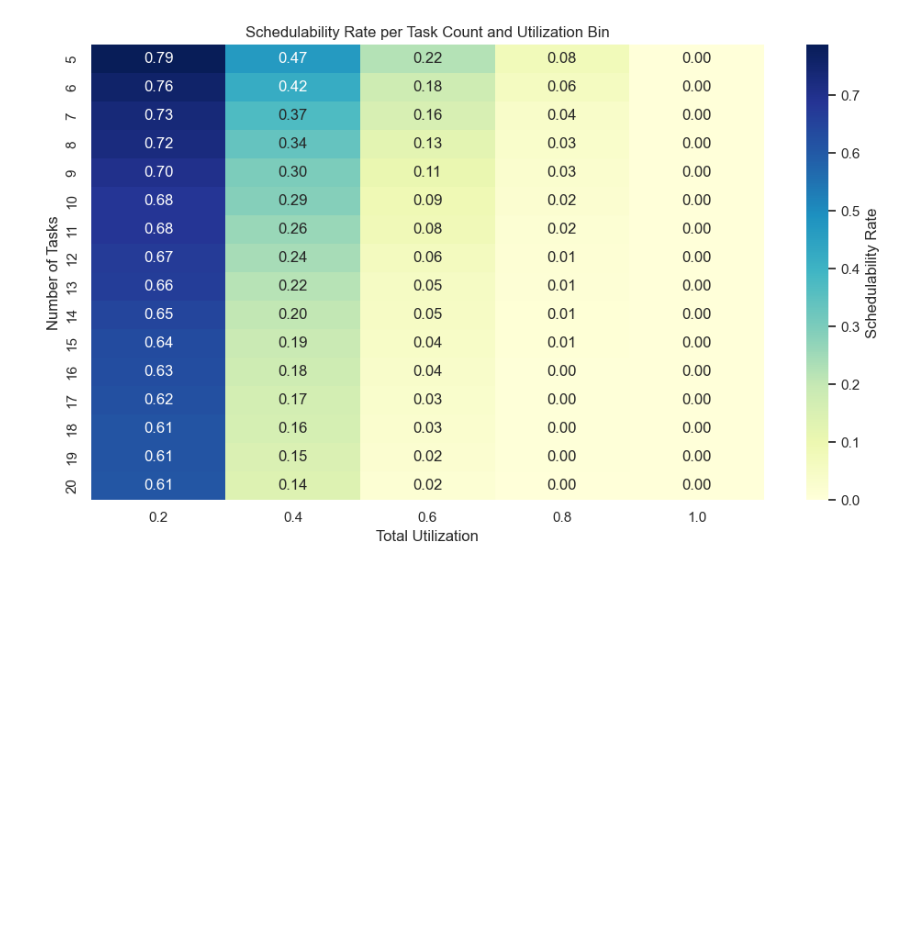
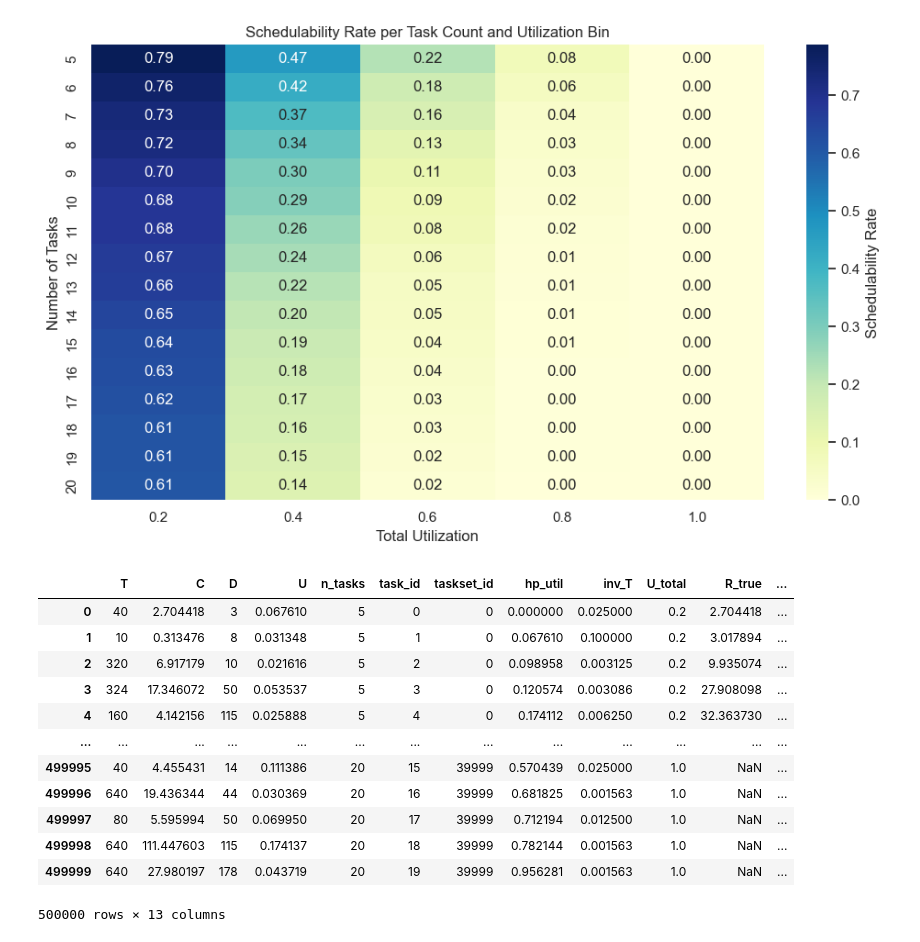
Before and after one commit to MuradGadirovUoL/dissertation, a Jupyter notebook: notebooks/dataset_generation.ipynb, the cells around one changed output. Drawn from its saved outputs; the diff is of its cells as text; code cells hidden in the pictures; blank space fills up the shorter version.

```diff
--- a/notebooks/dataset_generation.ipynb
+++ b/notebooks/dataset_generation.ipynb
@@ -527,3 +527,19 @@ Task count per set    : 5 to 20
 [figure]
 [figure]
 [figure]
+# %%
+generate_dataset_csv("../data/validation_dataset.csv", samples_per_combination=500, random_seed=23)
+# %% [output]
+|  | T | C | D | U | n_tasks | task_id | taskset_id | hp_util | inv_T | U_total | R_true | ... |
+| 0 | 40 | 2.704418 | 3 | 0.067610 | 5 | 0 | 0 | 0.000000 | 0.025000 | 0.2 | 2.704418 | ... |
+| 1 | 10 | 0.313476 | 8 | 0.031348 | 5 | 1 | 0 | 0.067610 | 0.100000 | 0.2 | 3.017894 | ... |
+| 2 | 320 | 6.917179 | 10 | 0.021616 | 5 | 2 | 0 | 0.098958 | 0.003125 | 0.2 | 9.935074 | ... |
+| 3 | 324 | 17.346072 | 50 | 0.053537 | 5 | 3 | 0 | 0.120574 | 0.003086 | 0.2 | 27.908098 | ... |
+| 4 | 160 | 4.142156 | 115 | 0.025888 | 5 | 4 | 0 | 0.174112 | 0.006250 | 0.2 | 32.363730 | ... |
+| ... | ... | ... | ... | ... | ... | ... | ... | ... | ... | ... | ... | ... |
+| 499995 | 40 | 4.455431 | 14 | 0.111386 | 20 | 15 | 39999 | 0.570439 | 0.025000 | 1.0 | NaN | ... |
+| 499996 | 640 | 19.436344 | 44 | 0.030369 | 20 | 16 | 39999 | 0.681825 | 0.001563 | 1.0 | NaN | ... |
+| 499997 | 80 | 5.595994 | 50 | 0.069950 | 20 | 17 | 39999 | 0.712194 | 0.012500 | 1.0 | NaN | ... |
+| 499998 | 640 | 111.447603 | 115 | 0.174137 | 20 | 18 | 39999 | 0.782144 | 0.001563 | 1.0 | NaN | ... |
+| 499999 | 640 | 27.980197 | 178 | 0.043719 | 20 | 19 | 39999 | 0.956281 | 0.001563 | 1.0 | NaN | ... |
+500000 rows × 13 columns
```
Also changed, not shown: 47 other files.
